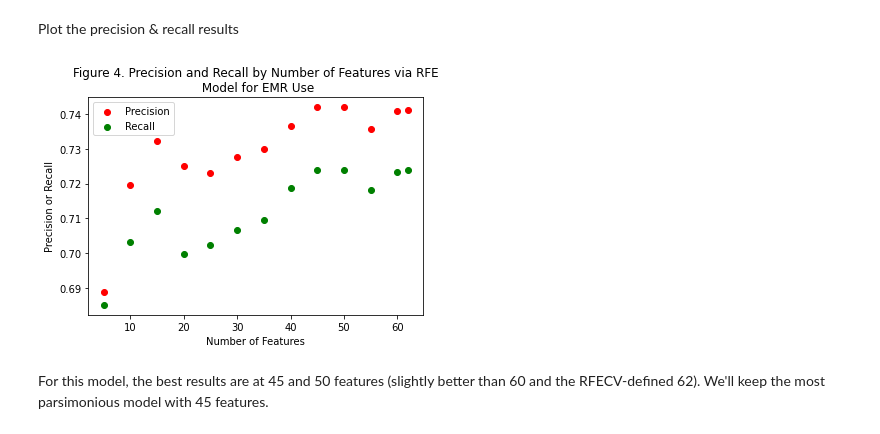
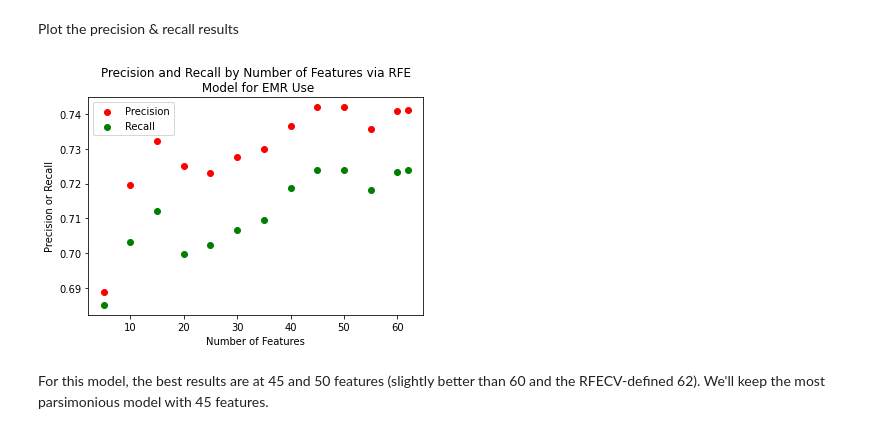
Before and after one commit to ensst6/Udacity_DSND_FinalProject, a Jupyter notebook: DSND_Final_Analysis.ipynb, the cells around one changed output. Saved outputs shown, nothing was run; the diff lists cells and outputs as text; code cells hidden in the pictures.

```diff
--- a/DSND_Final_Analysis.ipynb
+++ b/DSND_Final_Analysis.ipynb
@@ -1300,12 +1299,12 @@ Plot the precision & recall results
 # %%
 plt.scatter(data=df_acconlrec_rfe, x = 'Features', y = 'Precision', color = 'red', label = 'Precision')
 plt.scatter(data=df_acconlrec_rfe, x = 'Features', y = 'Recall', color = 'green', label = 'Recall')
 plt.legend()
 plt.ylabel('Precision or Recall')
 plt.xlabel('Number of Features')
-plt.title('Figure 4. Precision and Recall by Number of Features via RFE\n Model for EMR Use');
+plt.title('Precision and Recall by Number of Features via RFE\n Model for EMR Use');
 # %% [output]
-[figure, old version]
+[figure, new version]
 # %% [markdown]
 For this model, the best results are at 45 and 50 features (slightly better than 60 and the RFECV-defined 62). We'll keep the most parsimonious model with 45 features.
 # %% [markdown]
```
Also changed, not shown: parts of 28 cells of this notebook.
